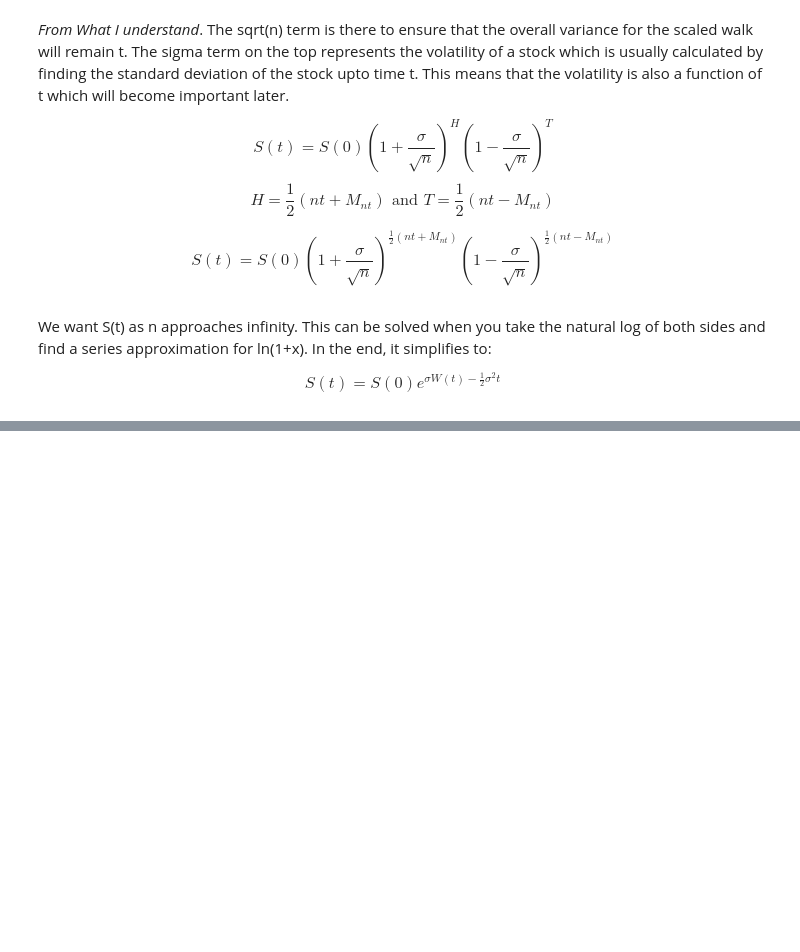
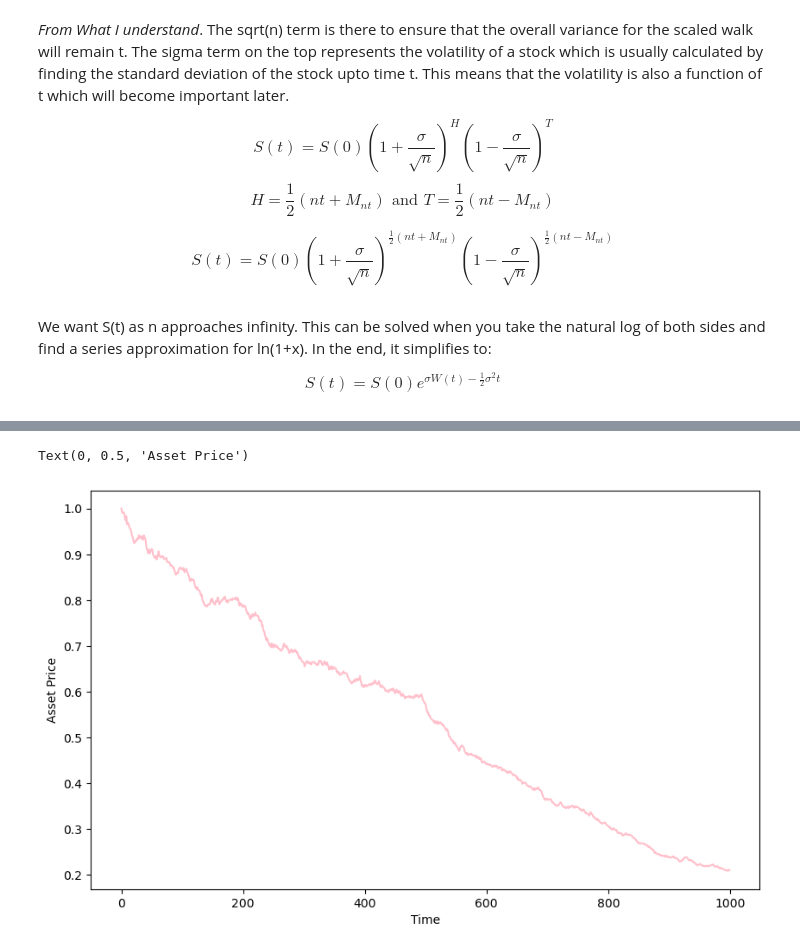
Before and after one commit to appuler/Phys295, a Jupyter notebook: Modeling Geometric Brownian Motion.ipynb, the cells around one changed output, grey strips where cells are left out. Cells and saved outputs as stored; diff of their text form; code cells hidden in the pictures; blank space fills up the shorter version.

```diff
--- a/Modeling Geometric Brownian Motion.ipynb
+++ b/Modeling Geometric Brownian Motion.ipynb
@@ -71,0 +105,8 @@ $$ S(t) = S(0)e^{\sigma W(t) - \frac{1}{2}\sigma ^2t} $$
+# %%
+plt.figure(figsize=(10, 6))
+plt.plot(t, S, label="Asset Price using Brownian Motion", color='pink')
+plt.xlabel("Time")
+plt.ylabel("Asset Price")
+# %% [output]
+Text(0, 0.5, 'Asset Price')
+[figure, added]
```
Also changed, not shown: parts of 14 cells of this notebook, 2 other files.
